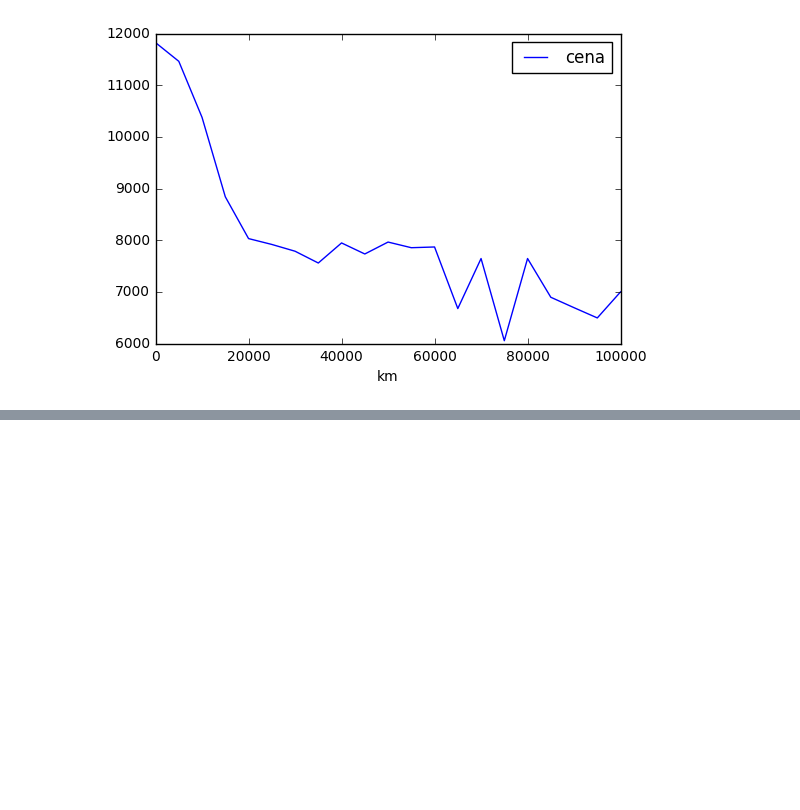
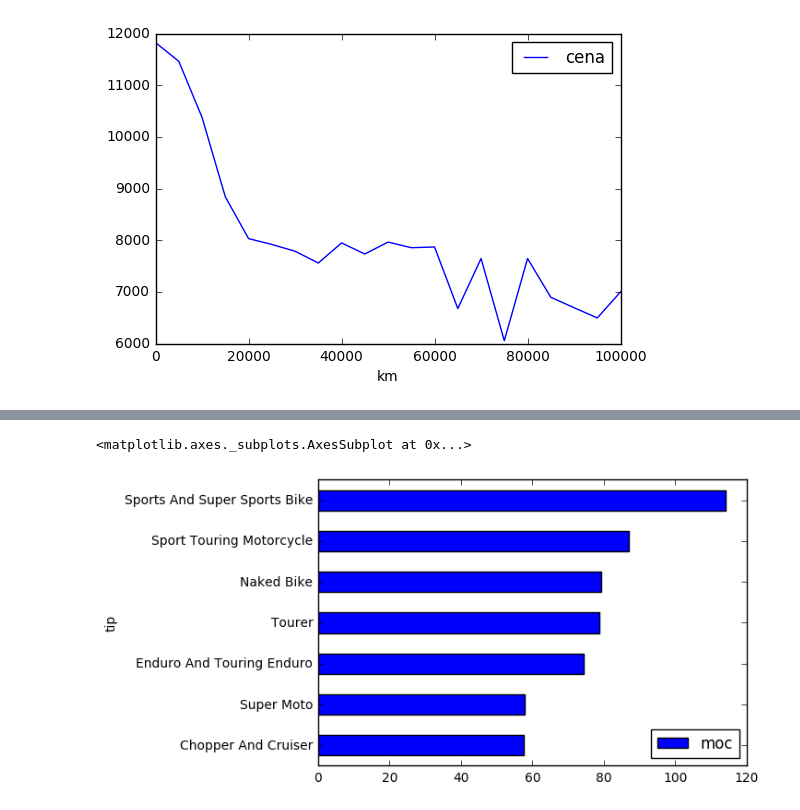
Before and after one commit to FMF-projects/rabljeni-motocikli, a Jupyter notebook: rabljeni_motocikli.ipynb, the cells around one changed output, grey strips where cells are left out. Drawn from its saved outputs; the diff is of its cells as text; code cells hidden in the pictures; blank space fills up the shorter version.

```diff
--- a/rabljeni_motocikli.ipynb
+++ b/rabljeni_motocikli.ipynb
@@ -137,0 +134,6 @@ Name: tip, dtype: int64
+# %%
+tip_moc = m.groupby('tip').mean()
+pd.DataFrame(tip_moc['moc']).sort_values(['moc']).plot(kind='barh')
+# %% [output]
+<matplotlib.axes._subplots.AxesSubplot at 0x...>
+[figure, added]
```
Also changed, not shown: parts of 8 cells of this notebook.
